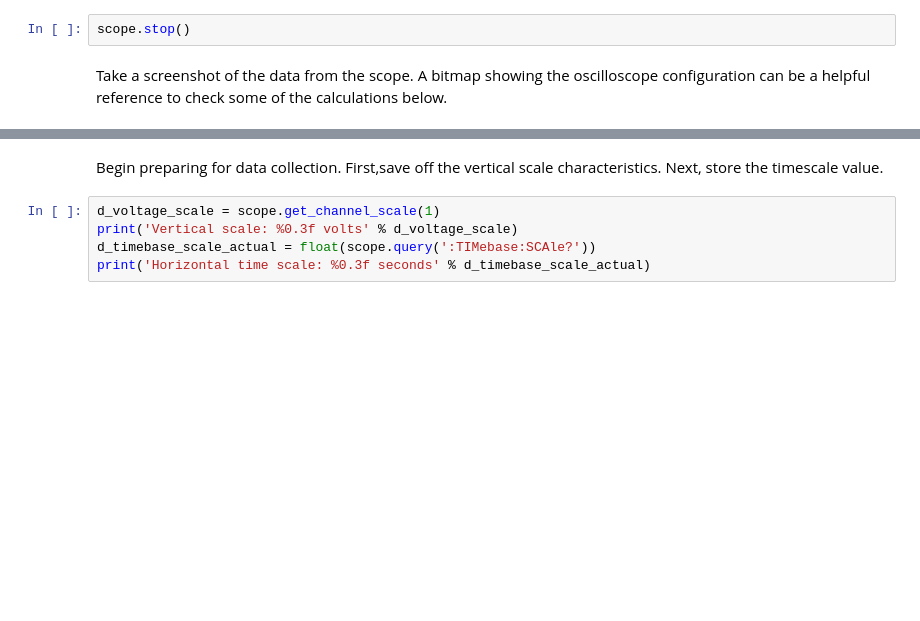
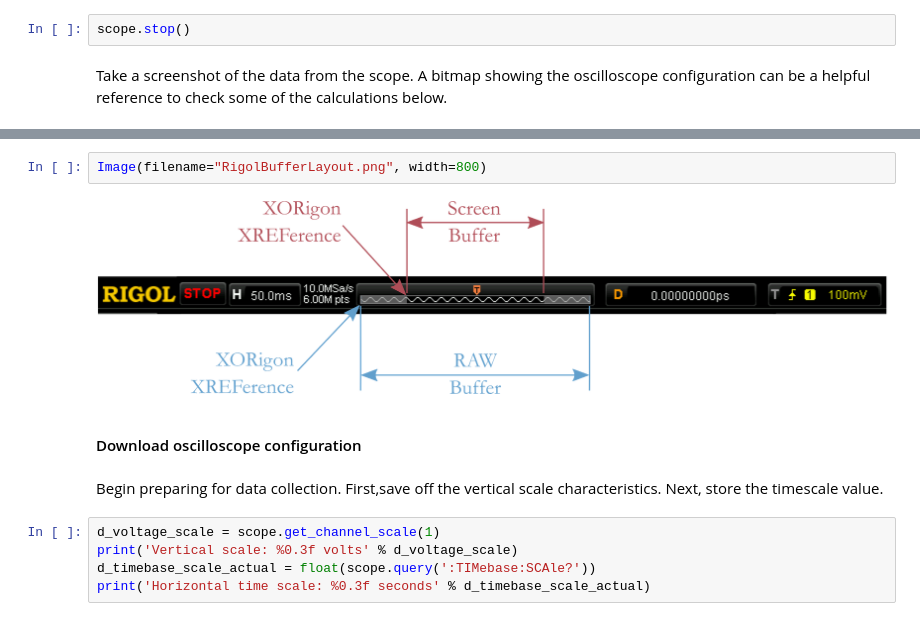
Before and after one commit to RobotSquirrelProd/Shorts, a Jupyter notebook: Using Python and a Rigol DS1054Z Oscilloscope for Spectral Analysis.ipynb, the cells around one changed output, grey strips where cells are left out. Cells and saved outputs as stored; diff of their text form; blank space fills up the shorter version.

Commit message:
Cleaning up Rigol notebooks

```diff
--- a/Using Python and a Rigol DS1054Z Oscilloscope for Spectral Analysis.ipynb
+++ b/Using Python and a Rigol DS1054Z Oscilloscope for Spectral Analysis.ipynb
@@ -62,3 +91,9 @@ If desired, the vertical voltage scale can be changed with the command below. I
+# %%
+Image(filename="RigolBufferLayout.png", width=800)
+# %% [output]
+[figure, added]
+# %% [markdown]
+#### Download oscilloscope configuration
 # %% [markdown]
 Begin preparing for data collection. First,save off the vertical scale characteristics. Next, store the timescale value.
 # %%
```
Also changed, not shown: parts of 56 cells of this notebook, 11 other files.
